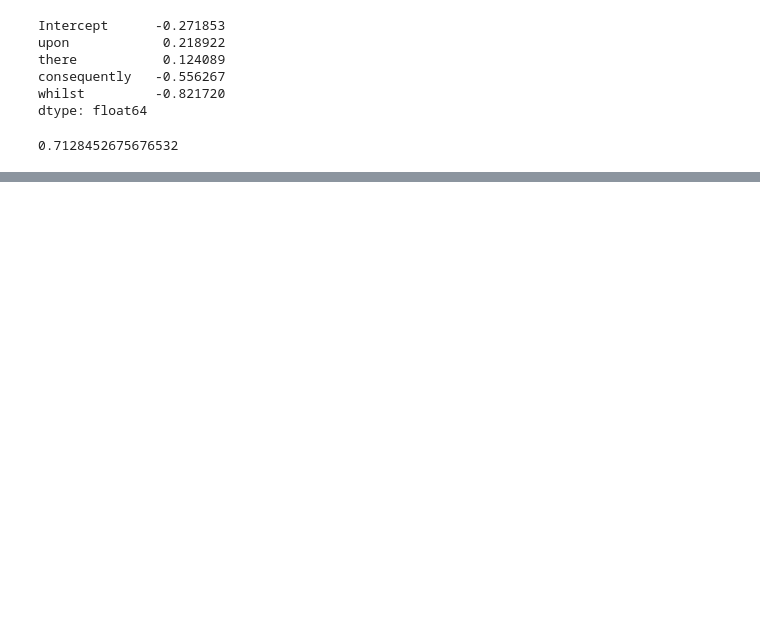
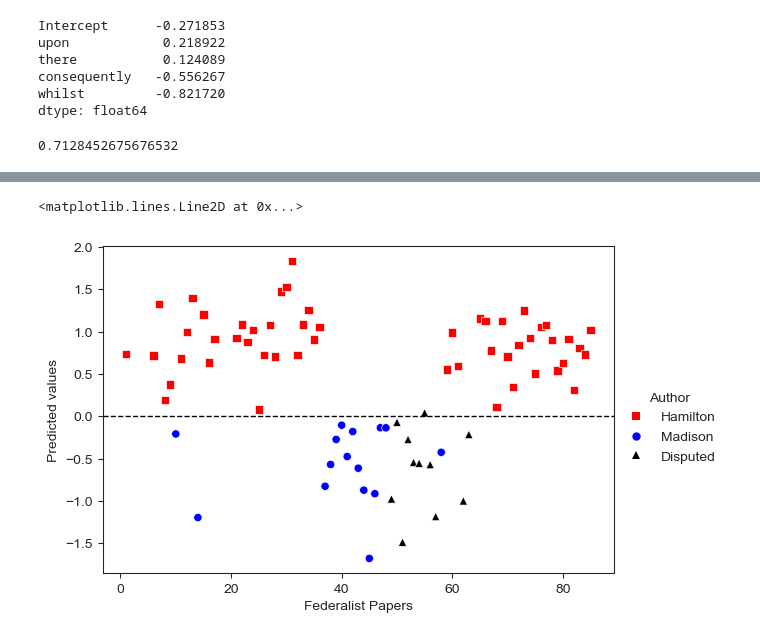
Before and after one commit to jeffallen13/qsspy, a Jupyter notebook: DISCOVERY/discovery-py.ipynb, the cells around one changed output, grey strips where cells are left out. Saved outputs shown, nothing was run; the diff lists cells and outputs as text; code cells hidden in the pictures; blank space fills up the shorter version.

```diff
--- a/DISCOVERY/discovery-py.ipynb
+++ b/DISCOVERY/discovery-py.ipynb
@@ -488,5 +490,5 @@ hm_data.head()
 # %%
-hm_model = 'author ~ upon + there + consequently + whilst'
+hm_model = 'author_y ~ upon + there + consequently + whilst'
 
 hm_fit = smf.ols(hm_model, data=hm_data).fit()
 
@@ -510,0 +544,7 @@ np.std(hm_fitted)
+# %%
+# subset essays with disputed authorship
+disputed = federalist.loc[federalist['author']=='Disputed', select_vars]
+
+# predict the authorship of the disputed essays
+pred = hm_fit.predict(disputed)
+pred
@@ -510,0 +564,25 @@ np.std(hm_fitted)
+# %%
+# prepare the data for plotting
+hm_data['pred'] = hm_fitted
+disputed['pred'] = pred
+
+plot_vars = ['fed_num', 'author', 'pred']
+
+plot_data = pd.concat([hm_data[plot_vars], disputed[plot_vars]],
+                      axis=0, ignore_index=True)
+# %%
+import seaborn as sns
+
+sns.set_style('ticks')
+
+(sns.relplot(
+    data=plot_data, x='fed_num', y='pred', hue='author', style='author',
+    palette=['red', 'blue', 'black'], markers = ['s', 'o', '^'],
+    height=4, aspect=1.5
+).set(xlabel='Federalist Papers', ylabel='Predicted values')
+.despine(right=False, top=False)._legend.set_title('Author'))
+
+plt.axhline(y=0, color='black', linestyle='--', linewidth=1)
+# %% [output]
+<matplotlib.lines.Line2D at 0x...>
+[figure, added]
```
Also changed, not shown: parts of 9 cells of this notebook, 2 other files.
